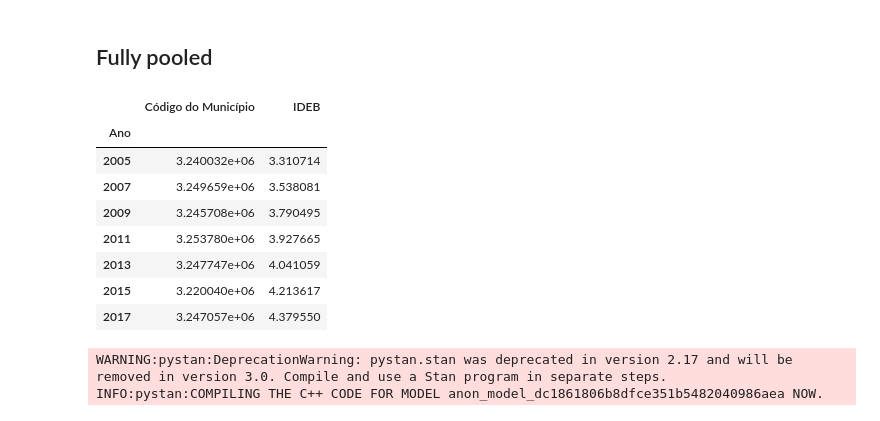
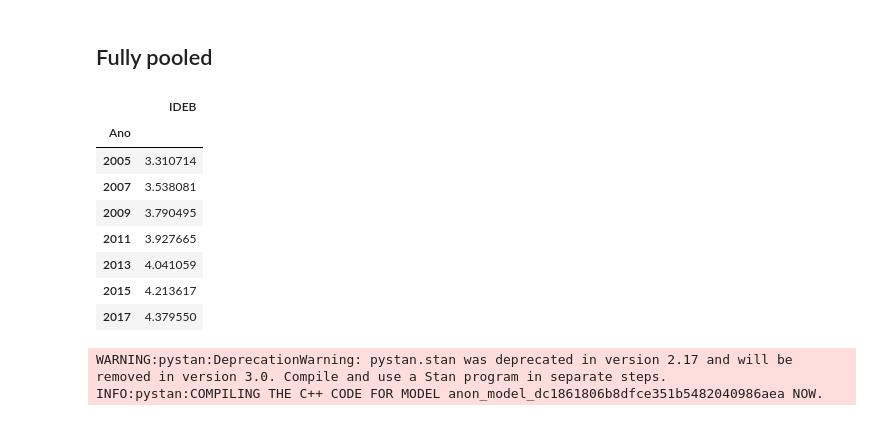
Before and after one commit to luizapozzobon/ia368aa, a Jupyter notebook: notebooks/03_stan_preliminar.ipynb, the cells around one changed output. Saved outputs shown, nothing was run; the diff lists cells and outputs as text; code cells hidden in the pictures.

```diff
--- a/notebooks/03_stan_preliminar.ipynb
+++ b/notebooks/03_stan_preliminar.ipynb
@@ -198,18 +257,18 @@ generated quantities {
 }
 """
 # %%
-sample = df_train.groupby("Ano").mean()
+sample = df_train.groupby("Ano")["IDEB"].mean().to_frame()
 sample
 # %% [output]
-|  | Código do Município | IDEB |
-| Ano |  |  |
-| 2005 | 3.240032e+06 | 3.310714 |
-| 2007 | 3.249659e+06 | 3.538081 |
-| 2009 | 3.245708e+06 | 3.790495 |
-| 2011 | 3.253780e+06 | 3.927665 |
-| 2013 | 3.247747e+06 | 4.041059 |
-| 2015 | 3.220040e+06 | 4.213617 |
-| 2017 | 3.247057e+06 | 4.379550 |
+|  | IDEB |
+| Ano |  |
+| 2005 | 3.310714 |
+| 2007 | 3.538081 |
+| 2009 | 3.790495 |
+| 2011 | 3.927665 |
+| 2013 | 4.041059 |
+| 2015 | 4.213617 |
+| 2017 | 4.379550 |
 # %%
 data = {
     "N": sample.shape[0],
```
Also changed, not shown: parts of 10 cells of this notebook, 1 other file.
